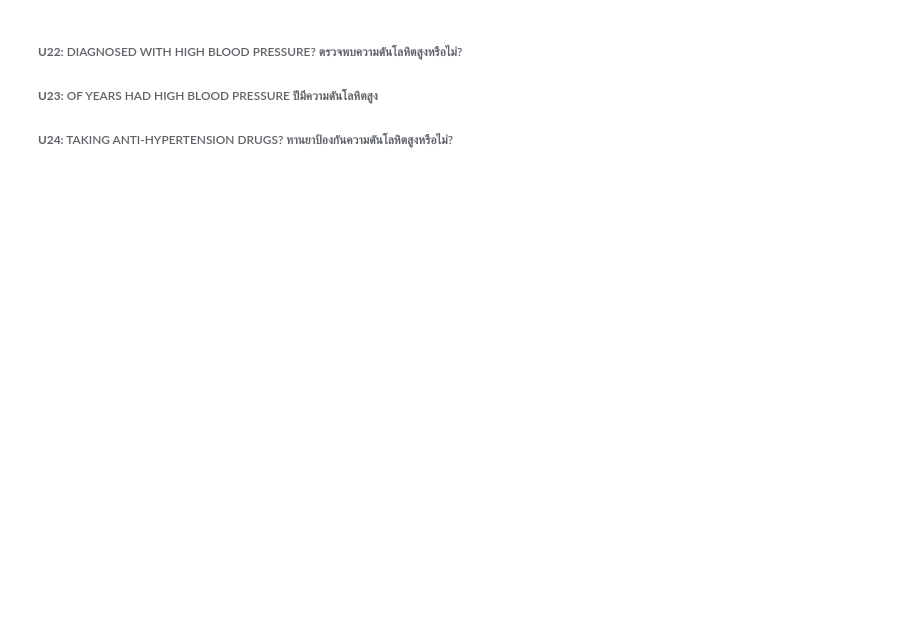
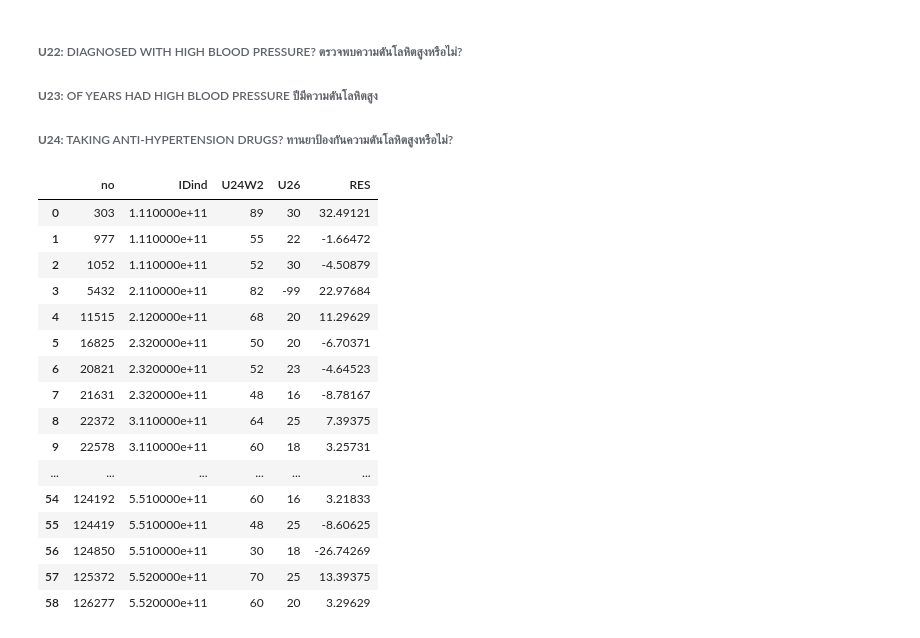
Before and after one commit to iam-fern/real_data, a Jupyter notebook: China_Health_and_Nutrition_Survey_(CHNS).ipynb, the cells around one changed output. Saved outputs shown, nothing was run; the diff lists cells and outputs as text; code cells hidden in the pictures; blank space fills up the shorter version.

```diff
--- a/China_Health_and_Nutrition_Survey_(CHNS).ipynb
+++ b/China_Health_and_Nutrition_Survey_(CHNS).ipynb
@@ -68 +92,23 @@ table
+# %%
+df1 = pd.read_csv(FILE_LOCATION1)
+df1
+#df.head()
+# %% [output]
+|  | no | IDind | U24W2 | U26 | RES |
+| 0 | 303 | 1.110000e+11 | 89 | 30 | 32.49121 |
+| 1 | 977 | 1.110000e+11 | 55 | 22 | -1.66472 |
+| 2 | 1052 | 1.110000e+11 | 52 | 30 | -4.50879 |
+| 3 | 5432 | 2.110000e+11 | 82 | -99 | 22.97684 |
+| 4 | 11515 | 2.120000e+11 | 68 | 20 | 11.29629 |
+| 5 | 16825 | 2.320000e+11 | 50 | 20 | -6.70371 |
+| 6 | 20821 | 2.320000e+11 | 52 | 23 | -4.64523 |
+| 7 | 21631 | 2.320000e+11 | 48 | 16 | -8.78167 |
+| 8 | 22372 | 3.110000e+11 | 64 | 25 | 7.39375 |
+| 9 | 22578 | 3.110000e+11 | 60 | 18 | 3.25731 |
+| ... | ... | ... | ... | ... | ... |
+| 54 | 124192 | 5.510000e+11 | 60 | 16 | 3.21833 |
+| 55 | 124419 | 5.510000e+11 | 48 | 25 | -8.60625 |
+| 56 | 124850 | 5.510000e+11 | 30 | 18 | -26.74269 |
+| 57 | 125372 | 5.520000e+11 | 70 | 25 | 13.39375 |
+| 58 | 126277 | 5.520000e+11 | 60 | 20 | 3.29629 |
 # %%
```
Also changed, not shown: parts of 6 cells of this notebook.
